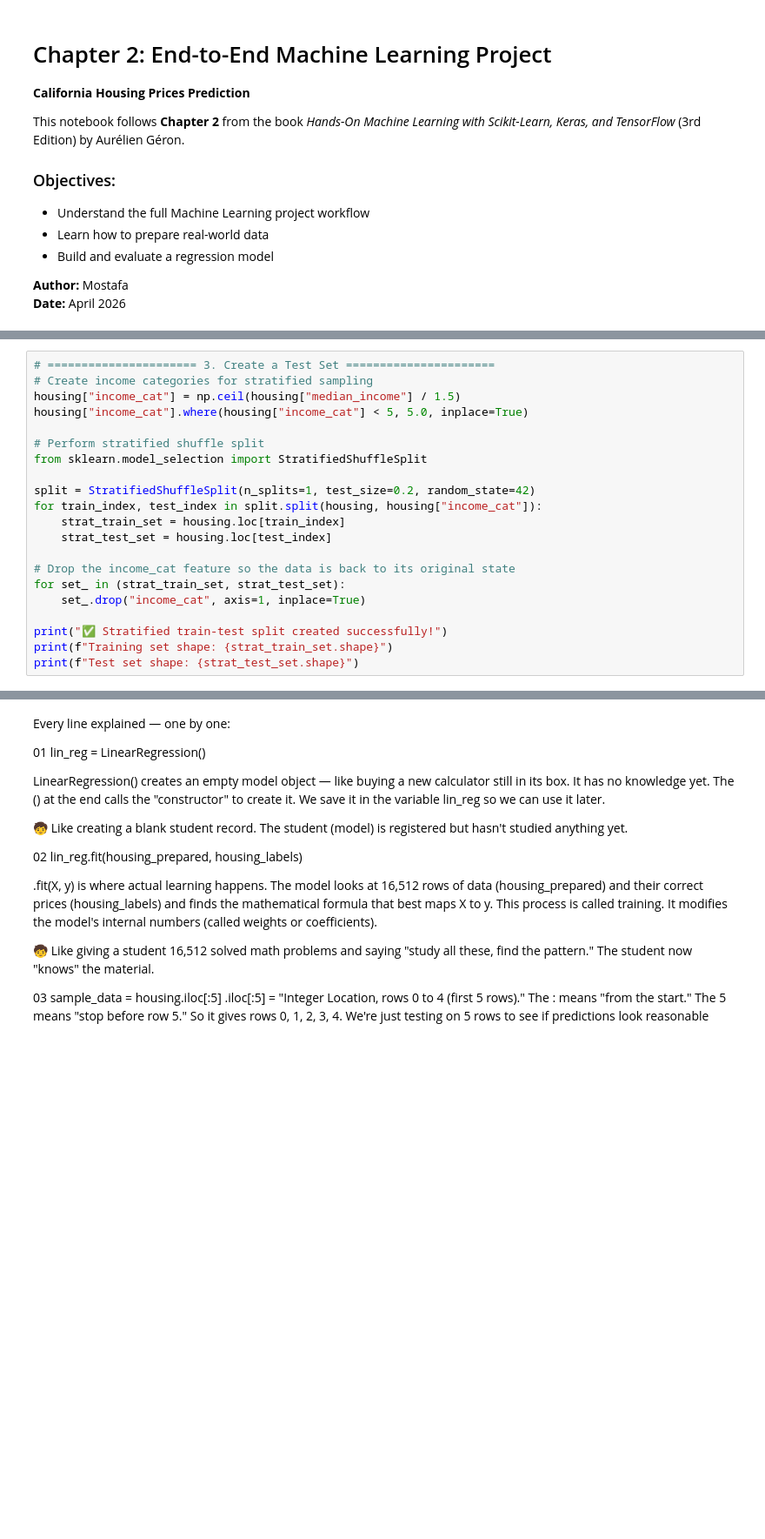
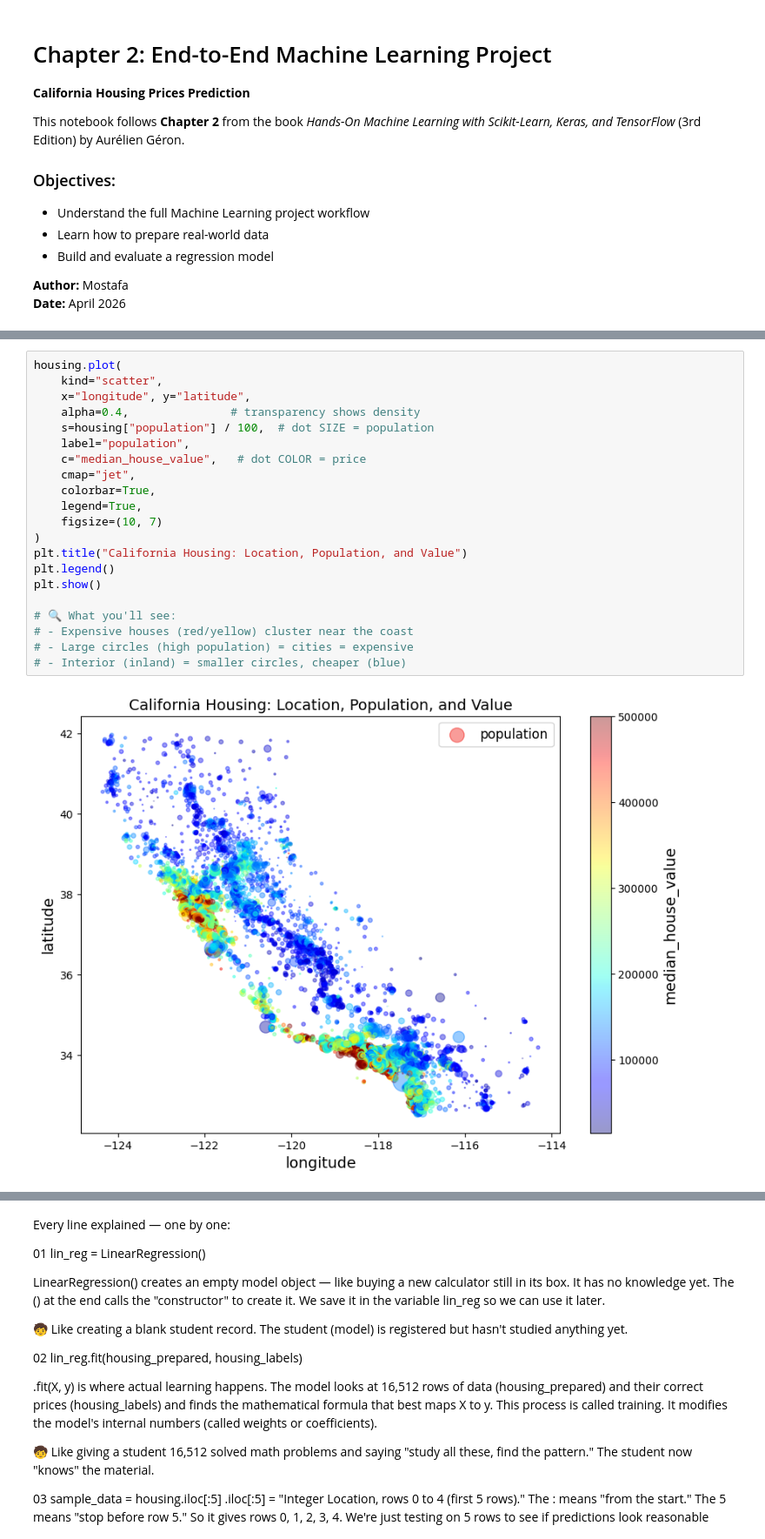
Before and after one commit to mostafaelhussien/hands-on-machine-learning, a Jupyter notebook: Chapter_2_End_to_End_Project.ipynb, the cells around one changed output, grey strips where cells are left out. Shown at 87% size. Drawn from its saved outputs; the diff is of its cells as text; blank space fills up the shorter version.

```diff
--- a/Chapter_2_End_to_End_Project.ipynb
+++ b/Chapter_2_End_to_End_Project.ipynb
@@ -136,21 +94,0 @@ plt.show()
-# %%
-# ====================== 3. Create a Test Set ======================
-# Create income categories for stratified sampling
-housing["income_cat"] = np.ceil(housing["median_income"] / 1.5)
-housing["income_cat"].where(housing["income_cat"] < 5, 5.0, inplace=True)
-
-# Perform stratified shuffle split
-from sklearn.model_selection import StratifiedShuffleSplit
-
-split = StratifiedShuffleSplit(n_splits=1, test_size=0.2, random_state=42)
-for train_index, test_index in split.split(housing, housing["income_cat"]):
-    strat_train_set = housing.loc[train_index]
-    strat_test_set = housing.loc[test_index]
-
-# Drop the income_cat feature so the data is back to its original state
-for set_ in (strat_train_set, strat_test_set):
-    set_.drop("income_cat", axis=1, inplace=True)
-
-print("✅ Stratified train-test split created successfully!")
-print(f"Training set shape: {strat_train_set.shape}")
-print(f"Test set shape: {strat_test_set.shape}")
@@ -320,0 +141,23 @@ We created income bins, used them to split the dataset fairly, then removed them
+# %%
+housing.plot(
+    kind="scatter",
+    x="longitude", y="latitude",
+    alpha=0.4,               # transparency shows density
+    s=housing["population"] / 100,  # dot SIZE = population
+    label="population",
+    c="median_house_value",   # dot COLOR = price
+    cmap="jet",
+    colorbar=True,
+    legend=True,
+    figsize=(10, 7)
+)
+plt.title("California Housing: Location, Population, and Value")
+plt.legend()
+plt.show()
+
+# 🔍 What you'll see:
+# - Expensive houses (red/yellow) cluster near the coast
+# - Large circles (high population) = cities = expensive
+# - Interior (inland) = smaller circles, cheaper (blue)
+# %% [output]
+[figure, added]
```
Also changed, not shown: parts of 26 cells of this notebook.
